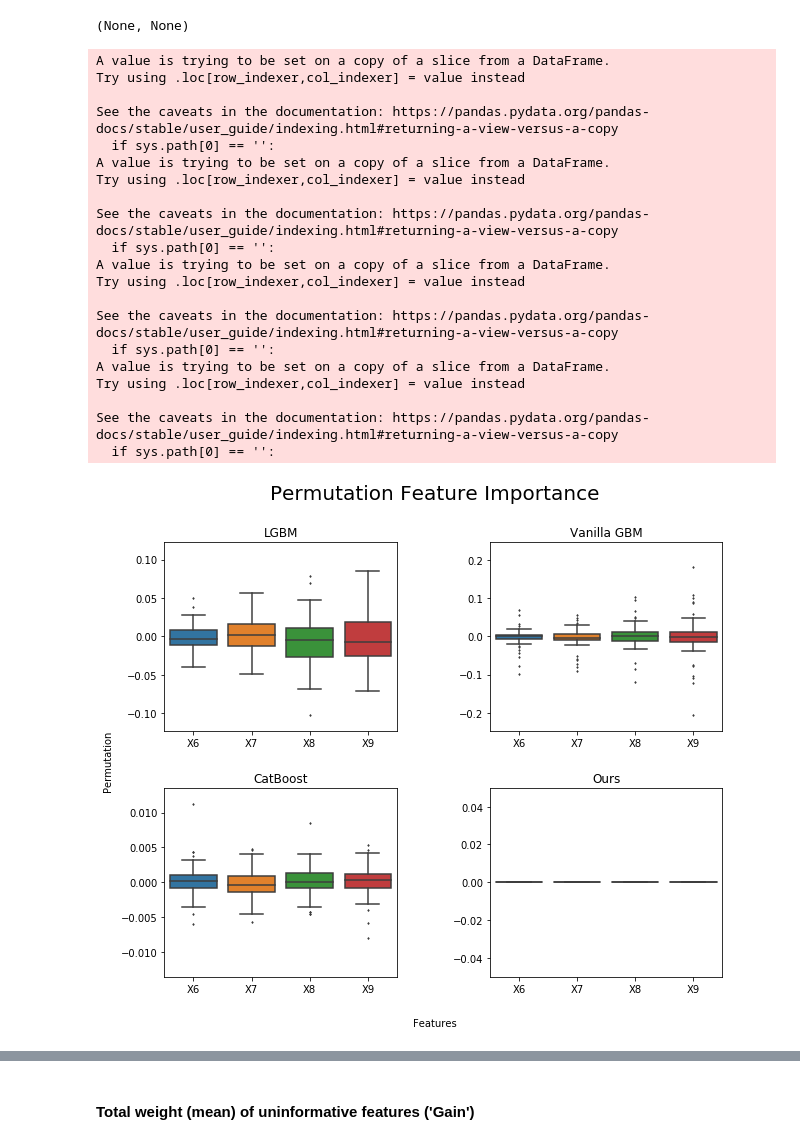
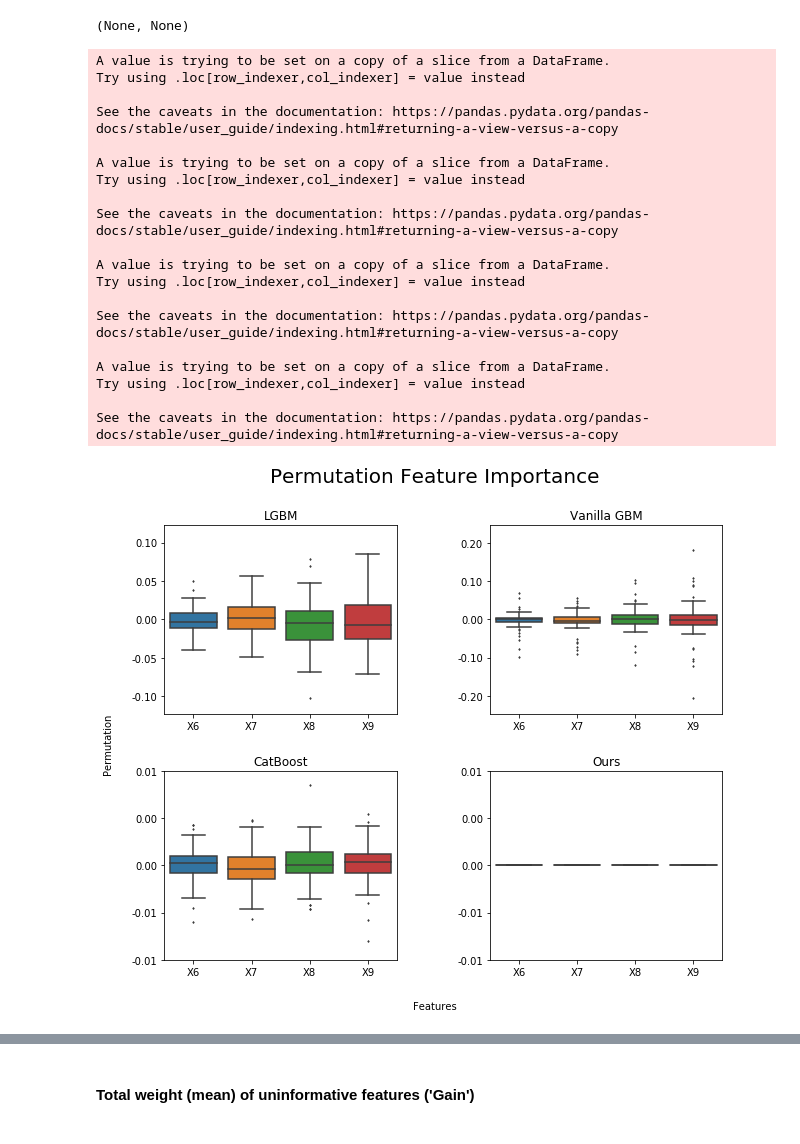
Before and after one commit to AfekIlayAdler/CrossValidatedFeatureSelection, a Jupyter notebook: experiments/gbm_regression/simulated_data/5_is_connected_for_boxplot_noise_6/5_is_connectted_for_boxplot_noise_6_Paper_Plots.ipynb, the cells around one changed output, grey strips where cells are left out. Cells and saved outputs as stored; diff of their text form; code cells hidden in the pictures.

```diff
--- a/experiments/gbm_regression/simulated_data/5_is_connected_for_boxplot_noise_6/5_is_connectted_for_boxplot_noise_6_Paper_Plots.ipynb
+++ b/experiments/gbm_regression/simulated_data/5_is_connected_for_boxplot_noise_6/5_is_connectted_for_boxplot_noise_6_Paper_Plots.ipynb
@@ -25,6 +25,8 @@ translate_value_names(fi), translate_value_names(fi_norm)
 # %% [output]
 (None, None)
 # %%
+from matplotlib.ticker import FormatStrFormatter
+
 def first_paper_graph(data,title, fi, y_min_zero = False):
     data.columns = ['Features', "Feature Importance Type", fi, 'exp','Model']
     models = ['LGBM', 'Vanilla GBM', 'CatBoost', 'Ours']
@@ -42,41 +44,50 @@ def first_paper_graph(data,title, fi, y_min_zero = False):
             a[i][j].set_ylim(get_y_min(ylim)*1.2,ylim*1.2)
             a[i][j].yaxis.set_label_coords(-0.2, 0.5)
             sns.boxplot(x='Features', y=fi,data=plot_data, ax = a[i][j], flierprops = dict(markerfacecolor = '0.50', markersize = 1))
+            if temp_model in ['CatBoost', 'Ours'] and fi == 'Permutation':
+#                 a[i][j].set(ylim=())
+                a[i][j].set_ylim(-0.01, 0.01)
+                a[i][j].set_yticks(np.arange(-0.01, 0.015, 0.005))
+            if fi == 'Permutation':
+                a[i][j].yaxis.set_major_formatter(FormatStrFormatter('%.2f'))
+            else:
+                a[i][j].yaxis.set_major_formatter(FormatStrFormatter('%.3f'))
+
+
             a[i][j].set_xlabel('')
             a[i][j].set_ylabel('')
             counter += 1
     fig.suptitle(title, fontsize=20)
     fig.text(0.5, 0.04, 'Features', ha='center')
     fig.text(0.04, 0.5, f'{fi}', va='center', rotation='vertical')
     fig.savefig(F"{title}.png")
     plt.show()
 
 
 
 first_paper_graph(fi[fi['index'] != 'X5'].copy(),'Permutation Feature Importance', 'Permutation')
 first_paper_graph(fi_norm[fi_norm['index'] != 'X5'].copy(), 'Gain Feature Importance' , "Gain",   y_min_zero = True)
 # %% [output]
 A value is trying to be set on a copy of a slice from a DataFrame.
 Try using .loc[row_indexer,col_indexer] = value instead
 
 See the caveats in the documentation: https://pandas.pydata.org/pandas-docs/stable/user_guide/indexing.html#returning-a-view-versus-a-copy
-  if sys.path[0] == '':
+
 A value is trying to be set on a copy of a slice from a DataFrame.
 Try using .loc[row_indexer,col_indexer] = value instead
 
 See the caveats in the documentation: https://pandas.pydata.org/pandas-docs/stable/user_guide/indexing.html#returning-a-view-versus-a-copy
-  if sys.path[0] == '':
+
 A value is trying to be set on a copy of a slice from a DataFrame.
 Try using .loc[row_indexer,col_indexer] = value instead
 
 See the caveats in the documentation: https://pandas.pydata.org/pandas-docs/stable/user_guide/indexing.html#returning-a-view-versus-a-copy
-  if sys.path[0] == '':
+
 A value is trying to be set on a copy of a slice from a DataFrame.
 Try using .loc[row_indexer,col_indexer] = value instead
 
 See the caveats in the documentation: https://pandas.pydata.org/pandas-docs/stable/user_guide/indexing.html#returning-a-view-versus-a-copy
-  if sys.path[0] == '':
-[figure, old version]
+[figure, new version]
 A value is trying to be set on a copy of a slice from a DataFrame.
 Try using .loc[row_indexer,col_indexer] = value instead
 
```
Also changed, not shown: parts of 1 cell of this notebook, 15 other files.
